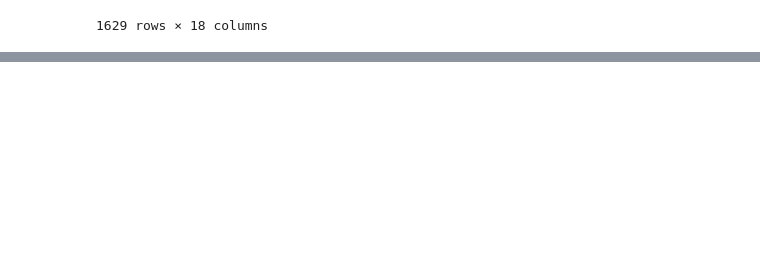
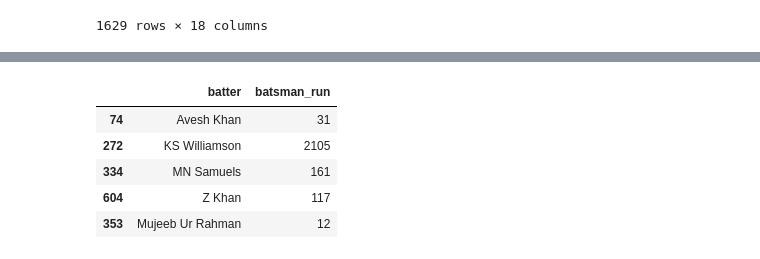
Before and after one commit to rehanmehdichandio/pandas_df_practice_2, a Jupyter notebook: Pandas_Practice_2.ipynb, the cells around one changed output, grey strips where cells are left out. Drawn from its saved outputs; the diff is of its cells as text; code cells hidden in the pictures; blank space fills up the shorter version.

```diff
--- a/Pandas_Practice_2.ipynb
+++ b/Pandas_Practice_2.ipynb
@@ -152,2 +151,10 @@ runs.sample(5)
 # %%
 #rank(series)
+runs.sample(5)
+# %% [output]
+|  | batter | batsman_run |
+| 74 | Avesh Khan | 31 |
+| 272 | KS Williamson | 2105 |
+| 334 | MN Samuels | 161 |
+| 604 | Z Khan | 117 |
+| 353 | Mujeeb Ur Rahman | 12 |
```
Also changed, not shown: parts of 4 cells of this notebook.
